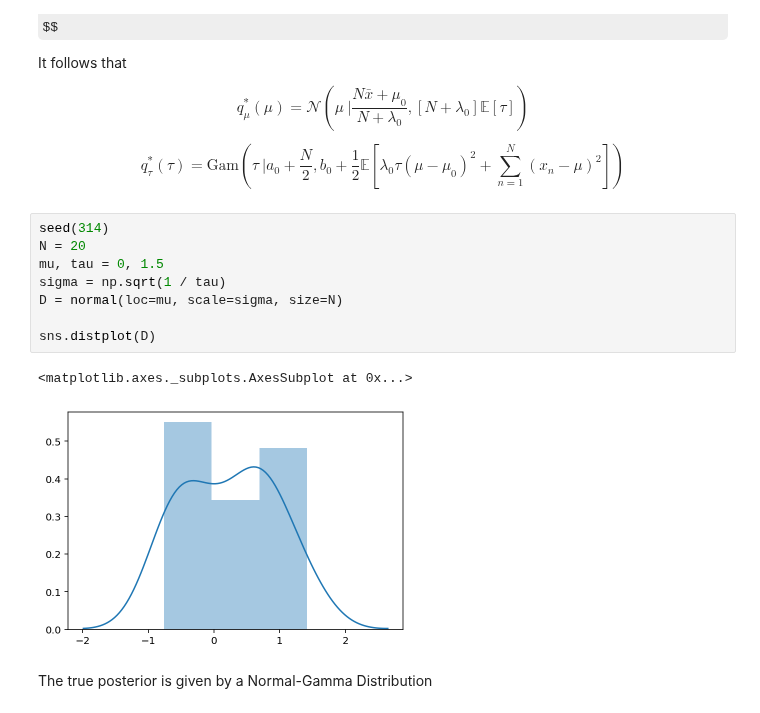
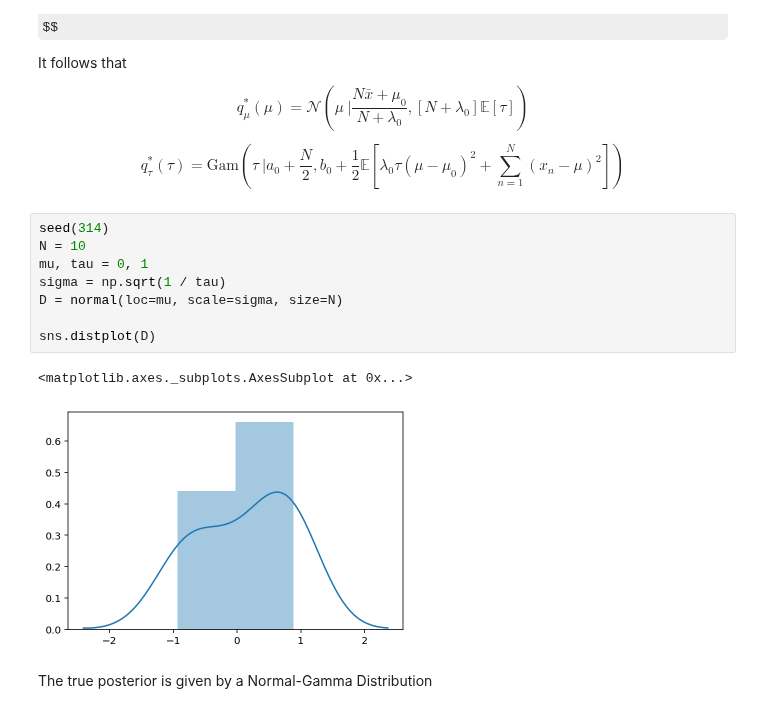
Before and after one commit to gerdm/prml, a Jupyter notebook: chapter10/variational-univariate-gaussian.ipynb, the cells around one changed output. Saved outputs shown, nothing was run; the diff lists cells and outputs as text; some formulas as TeX source.

```diff
--- a/chapter10/variational-univariate-gaussian.ipynb
+++ b/chapter10/variational-univariate-gaussian.ipynb
@@ -47,15 +47,15 @@ $$
 $$
 # %%
 seed(314)
-N = 20
-mu, tau = 0, 1.5
+N = 10
+mu, tau = 0, 1
 sigma = np.sqrt(1 / tau)
 D = normal(loc=mu, scale=sigma, size=N)
 
 sns.distplot(D)
 # %% [output]
 <matplotlib.axes._subplots.AxesSubplot at 0x...>
-[figure, old version]
+[figure, new version]
 # %% [markdown]
 The true posterior is given by a Normal-Gamma Distribution
 # %%
```
Also changed, not shown: parts of 5 cells of this notebook.
